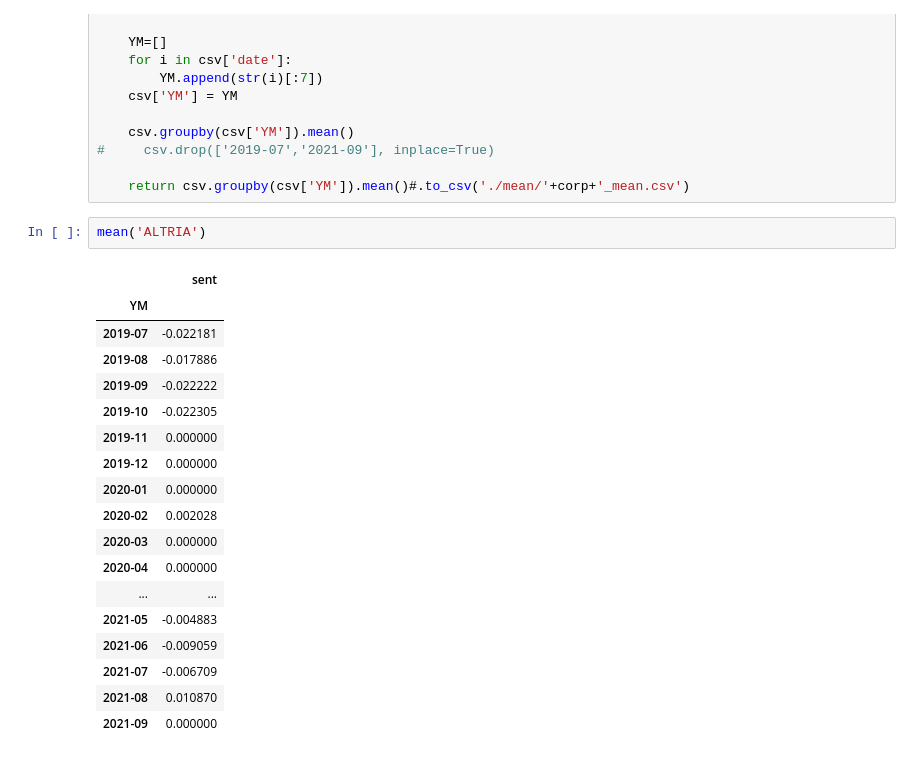
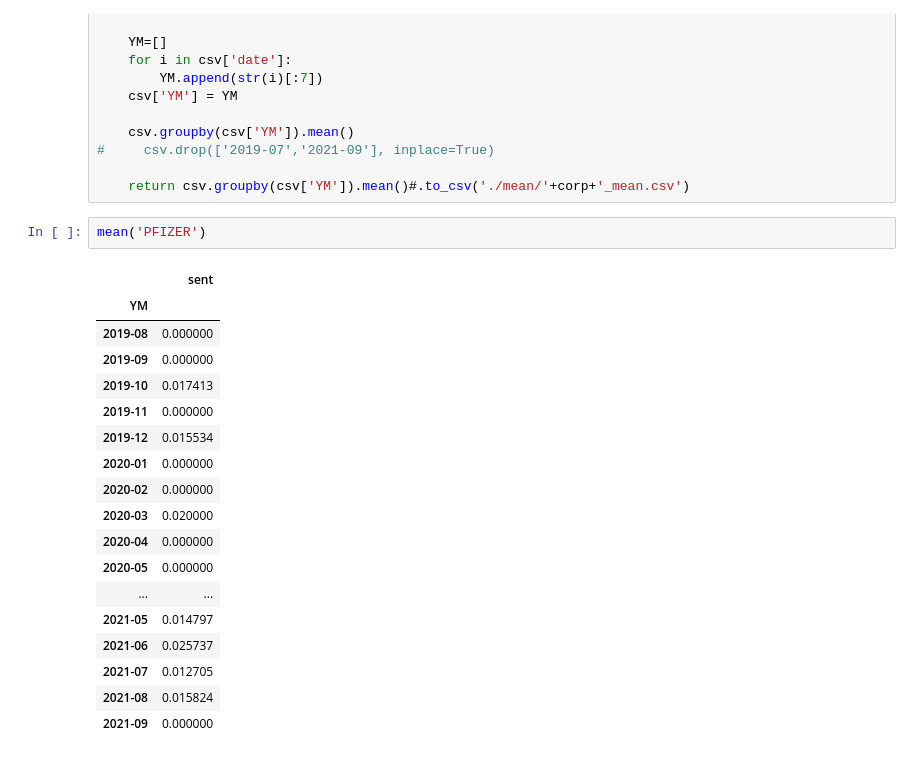
Before and after one commit to laits1/TIL, a Jupyter notebook: project/2) 프로젝트/코딩 파일/스파크 전처리/mean.ipynb, the cells around one changed output. Saved outputs shown, nothing was run; the diff lists cells and outputs as text.

```diff
--- a/project/2) 프로젝트/코딩 파일/스파크 전처리/mean.ipynb
+++ b/project/2) 프로젝트/코딩 파일/스파크 전처리/mean.ipynb
@@ -29,23 +29,23 @@ def mean(corp):
 
     return csv.groupby(csv['YM']).mean()#.to_csv('./mean/'+corp+'_mean.csv')
 # %%
-mean('ALTRIA')
+mean('PFIZER')
 # %% [output]
 |  | sent |
 | YM |  |
-| 2019-07 | -0.022181 |
-| 2019-08 | -0.017886 |
-| 2019-09 | -0.022222 |
-| 2019-10 | -0.022305 |
+| 2019-08 | 0.000000 |
+| 2019-09 | 0.000000 |
+| 2019-10 | 0.017413 |
 | 2019-11 | 0.000000 |
-| 2019-12 | 0.000000 |
+| 2019-12 | 0.015534 |
 | 2020-01 | 0.000000 |
-| 2020-02 | 0.002028 |
-| 2020-03 | 0.000000 |
+| 2020-02 | 0.000000 |
+| 2020-03 | 0.020000 |
 | 2020-04 | 0.000000 |
+| 2020-05 | 0.000000 |
 | ... | ... |
-| 2021-05 | -0.004883 |
-| 2021-06 | -0.009059 |
-| 2021-07 | -0.006709 |
-| 2021-08 | 0.010870 |
+| 2021-05 | 0.014797 |
+| 2021-06 | 0.025737 |
+| 2021-07 | 0.012705 |
+| 2021-08 | 0.015824 |
 | 2021-09 | 0.000000 |
```
Also changed, not shown: 27 other files.
